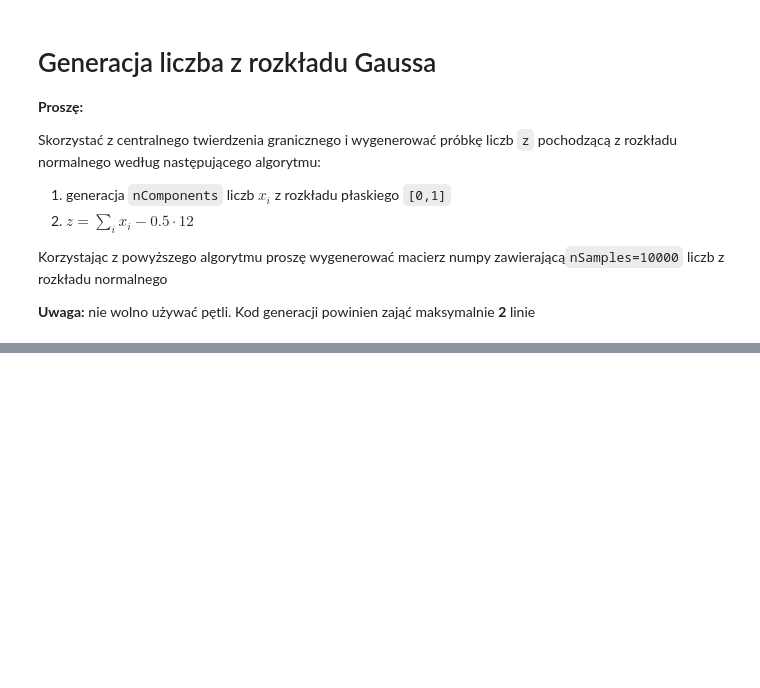
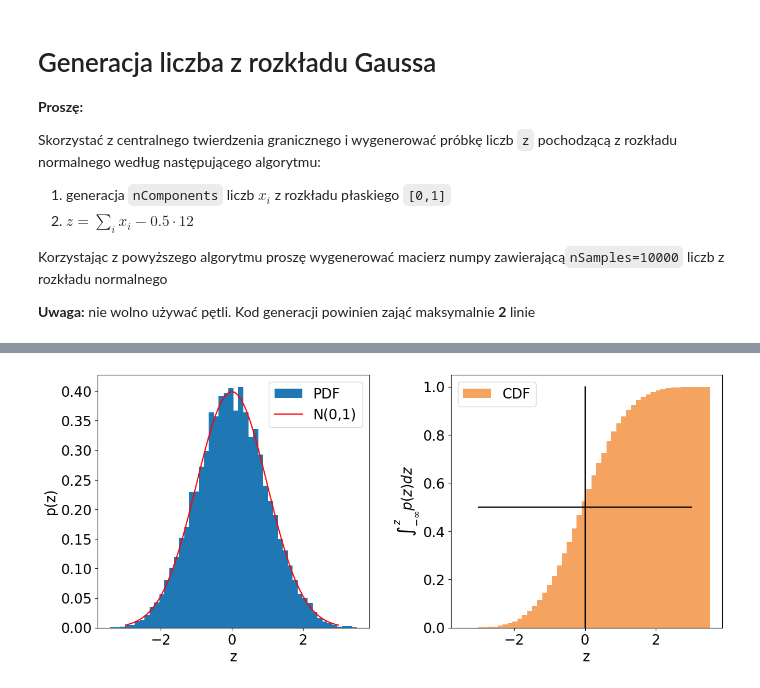
Before and after one commit to akalinow/UczenieMaszynoweII, a Jupyter notebook: 01_Przypomnienie_python.ipynb, the cells around one changed output, grey strips where cells are left out. Cells and saved outputs as stored; diff of their text form; code cells hidden in the pictures; blank space fills up the shorter version.

```diff
--- a/01_Przypomnienie_python.ipynb
+++ b/01_Przypomnienie_python.ipynb
@@ -583,0 +549,13 @@ plt.savefig("fig_png/example1.png", bbox_inches="tight")
+# %%
+#BEGIN_SOLUTION
+import importlib
+
+sys.path.append("modules")
+import plotting_functions as plf
+importlib.reload(plf)
+
+plf.plot_PDF_CDF(z)
+#END_SOLUTION
+pass
+# %% [output]
+[figure, added]
```
Also changed, not shown: parts of 22 cells of this notebook, 6 other files.
